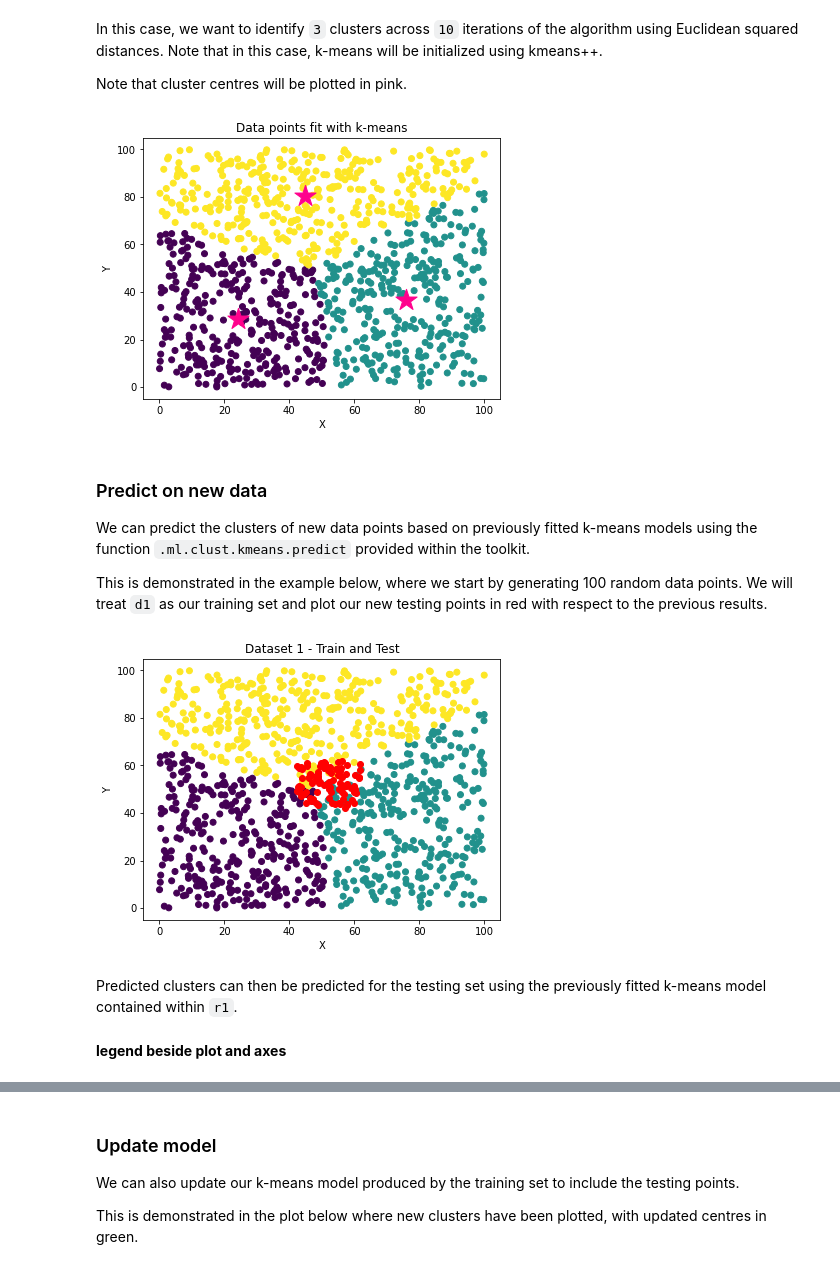
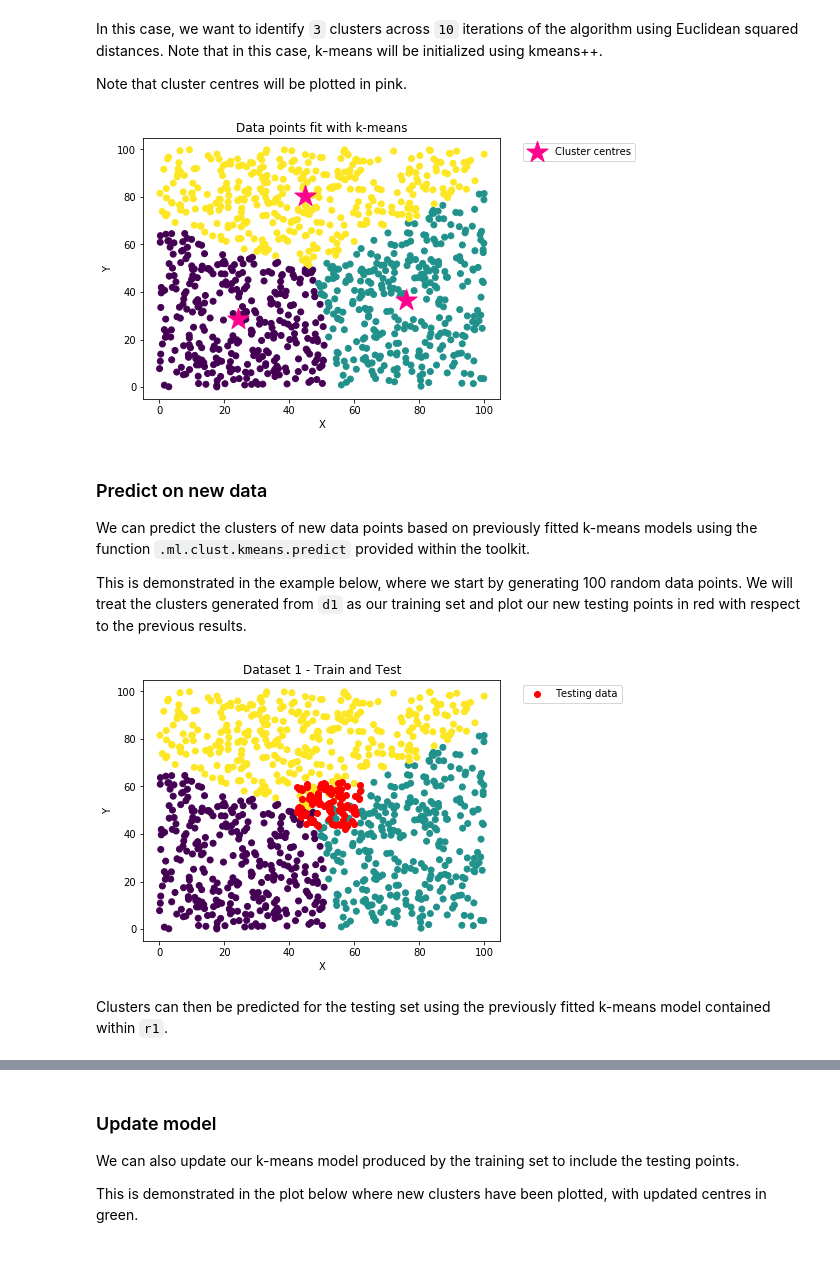
Before and after one commit to dmorgankx/mlnotebooks, a Jupyter notebook: notebooks/11 Clustering.ipynb, the cells around one changed output, grey strips where cells are left out. Drawn from its saved outputs; the diff is of its cells as text; code cells hidden in the pictures.

Commit message:
clustering and automl review

```diff
--- a/notebooks/11 Clustering.ipynb
+++ b/notebooks/11 Clustering.ipynb
@@ -112,44 +112,44 @@ Note that cluster centres will be plotted in pink.
 # %%
 df:`e2dist  // distance function
 k:3         // number of clusters
 iter:10     // number of iterations
 kpp:1b      // kmeans++ or random initialization (1/0b)
 
 // fit kmeans to data
 r1:.ml.clust.kmeans.fit[d1;df;k;iter;kpp]
 
 // plot resulting clusters
 plt[`:scatter][;;`c pykw r1`clt]. d1;
-plt[`:scatter][;;`c pykw"#ff028d";`marker pykw"*";`s pykw 500]. flip r1`reppts;
+plt[`:scatter][;;`c pykw"#ff028d";`marker pykw"*";`s pykw 500;`label pykw "Cluster centres"]. flip r1`reppts;
 plt[`:title]"Data points fit with k-means";
 plt[`:xlabel]"X";
 plt[`:ylabel]"Y";
+plt[`:legend][`bbox_to_anchor pykw (1.05;1);`loc pykw"upper left"];
 plt[`:show][];
 # %% [output]
-[figure, old version]
+[figure, new version]
 # %% [markdown]
 ### Predict on new data
 
 We can predict the clusters of new data points based on previously fitted k-means models using the function `.ml.clust.kmeans.predict` provided within the toolkit.
 
-This is demonstrated in the example below, where we start by generating 100 random data points. We will treat `d1` as our training set and plot our new testing points in red with respect to the previous results.
+This is demonstrated in the example below, where we start by generating 100 random data points. We will treat the clusters generated from `d1` as our training set and plot our new testing points in red with respect to the previous results.
 # %%
 // generate testing data
 d1tst:2 100#42+200?20.
 
 // plot compared to training clusters
 plt[`:scatter][;;`c pykw r1`clt]. d1;
-plt[`:scatter][;;`c pykw`r]. d1tst;
+plt[`:scatter][;;`c pykw`r;`label pykw "Testing data"]. d1tst;
 plt[`:title]"Dataset 1 - Train and Test";
 plt[`:xlabel]"X";
 plt[`:ylabel]"Y";
+plt[`:legend][`bbox_to_anchor pykw (1.05;1);`loc pykw"upper left"];
 plt[`:show][];
 # %% [output]
-[figure, old version]
+[figure, new version]
 # %% [markdown]
-Predicted clusters can then be predicted for the testing set using the previously fitted k-means model contained within `r1`.
+Clusters can then be predicted for the testing set using the previously fitted k-means model contained within `r1`.
-# %% [markdown]
-**legend beside plot and axes**
 # %%
 // predict new clusters
 r1pred:.ml.clust.kmeans.predict[d1tst;r1]
```
Also changed, not shown: parts of 31 cells of this notebook, 1 other file.
